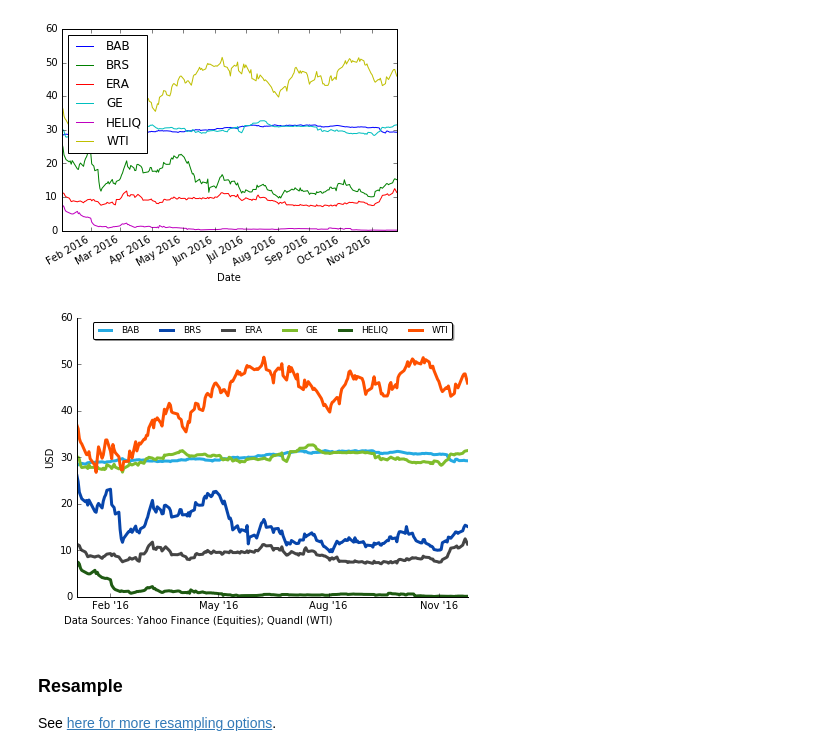
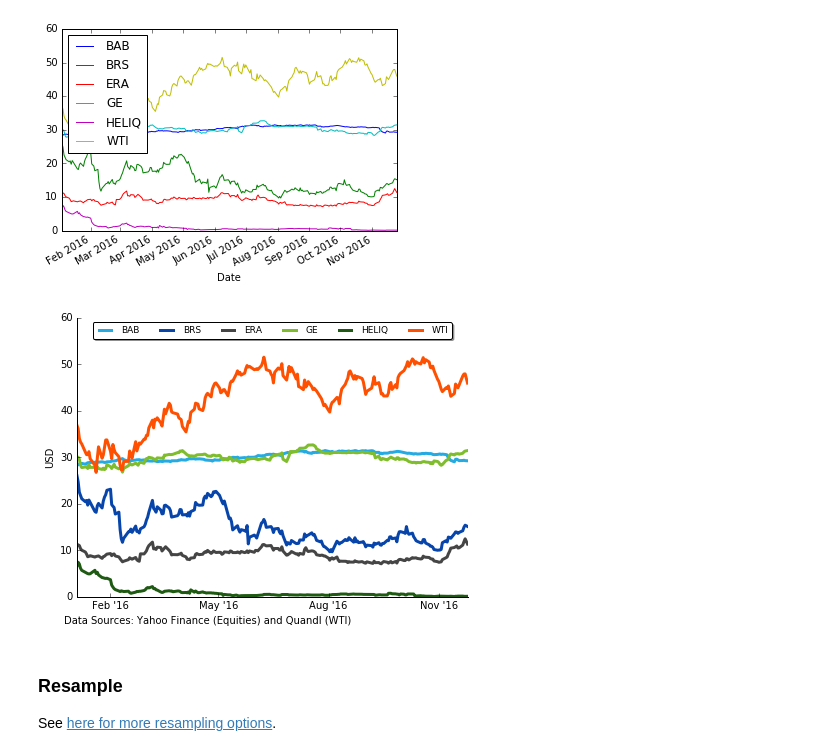
Before and after one commit to mkudija/General-Examples, a Jupyter notebook: Stock-Time-Series.ipynb, the cells around one changed output. Cells and saved outputs as stored; diff of their text form; code cells hidden in the pictures.

```diff
--- a/Stock-Time-Series.ipynb
+++ b/Stock-Time-Series.ipynb
@@ -69,29 +67,29 @@ plt.show()
 # %%
 # Pretty plot
 colors = ['#25AAE2', '#0745AB', '#454545', '#7FBD2C', '#1F5A13', '#FE5000']
 fig = plt.figure(figsize=[7,5])
 ax1 = plt.subplot(111)
 
 for i in range(0,len(df.columns)):
     plt.plot(df[[df.columns[i]]], linewidth=3, color=colors[i], label=df.columns[i])
 
 ax1.set_ylabel('USD')
 ax1.set_xlabel('')
 #ax1.set_title('Title', fontsize=18)
 ax1.spines["top"].set_visible(False)
 ax1.spines["right"].set_visible(False)
 ax1.get_xaxis().tick_bottom()
 ax1.get_yaxis().tick_left()
 ax1.tick_params(axis='x', which='major', labelsize=10)
 months = MonthLocator(range(1, 13), bymonthday=1, interval=3)
 monthsFmt = DateFormatter("%b '%y")
 ax1.xaxis.set_major_locator(months)
 ax1.xaxis.set_major_formatter(monthsFmt)
-fig.text(0.1, 0.05, 'Data Sources: Yahoo Finance (Equities); Quandl (WTI)')
+fig.text(0.1, 0.05, 'Data Sources: Yahoo Finance (Equities) and Quandl (WTI)')
 plt.legend(loc=9, ncol=6, shadow=True, fancybox=True, fontsize=9)
 plt.savefig('time-series.png', dpi=1000)
 # %% [output]
-[figure, old version]
+[figure, new version]
 # %% [markdown]
 ### Resample
 See [here for more resampling options](http://pandas.pydata.org/pandas-docs/stable/timeseries.html#offset-aliases).
```
Also changed, not shown: parts of 7 cells of this notebook, 1 other file.
